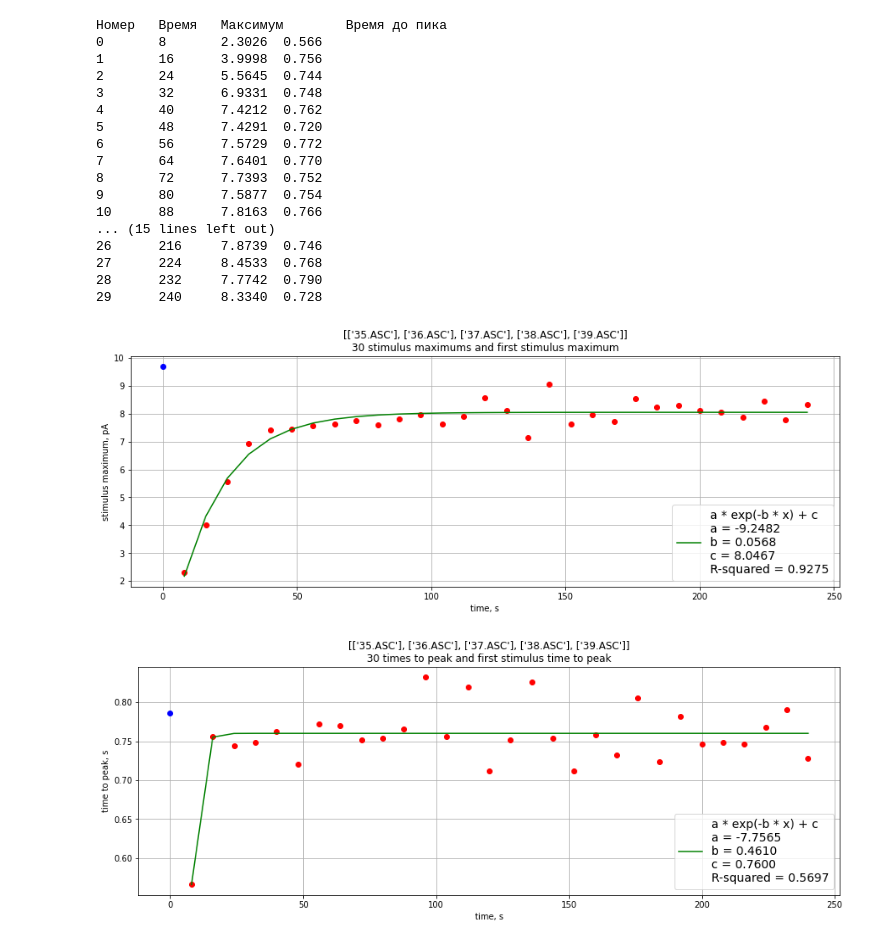
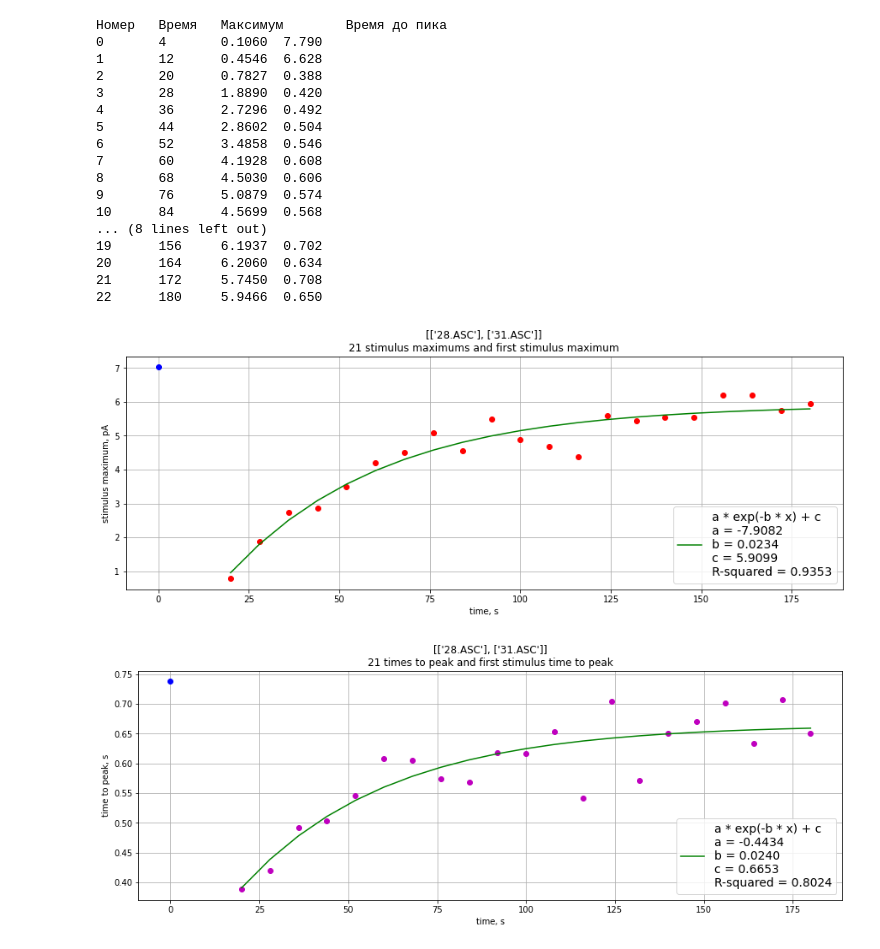
Before and after one commit to AndreiZherder/adaptation-memory, a Jupyter notebook: frog-rod.ipynb, the cells around one changed output. Saved outputs shown, nothing was run; the diff lists cells and outputs as text; code cells hidden in the pictures.

```diff
--- a/frog-rod.ipynb
+++ b/frog-rod.ipynb
@@ -2,7 +2,7 @@
 import matplotlib.pyplot as plt
 import numpy as np
 from scipy import stats, optimize
-#v. 20221209.1
+#v. 20221210.1
 
 filedir = './data/frog-rod/'
 outputdir = './output/frog-rod/'
@@ -10,11 +10,8 @@ outputdir = './output/frog-rod/'
 # файлы, перечисленные в строках, склеиваются
 # каждая строка - это сигнал
 # проводится усреднение (сигналы складываются и сумма делится на количество строк)
-filenames = [['35.ASC'],
-             ['36.ASC'],
-             ['37.ASC'],
-             ['38.ASC'],
-             ['39.ASC'],
+filenames = [['28.ASC'],
+             ['31.ASC'],
             ]
 fs = 500                        # частота дискретизации, Гц
 signal_scale = 1                # коэффициент масштабирования сигнала
@@ -22,20 +19,31 @@ signal_unit = 'pA'              # единица измерения сигнал
 first_stim_start_time = 1       # начало первого стимула, с
 period = 8                      # период следования стимулов, с
 background_start_time = 5       # начало фоновой засветки, с
-background_duration = 60        # длительность фоновой засветки, с
-sign = -1                        # полярность {1:'стимулы вверх', -1:'стимулы вниз'}
-stims_to_delete = []            # номера неудачных стимулов (перечислить через запятую)
+background_duration = 40        # длительность фоновой засветки, с
+sign = 1                        # полярность {1:'стимулы вверх', -1:'стимулы вниз'}
+moving_average_window = 50       # размер окна скользящего среднего, точек (0 - если скользящее среднее выключено)
+stims_to_delete = [0, 1]            # номера неудачных стимулов (перечислить через запятую)
 stims_to_export = []            # номера стимулов для экспорта в файл (пример: [(0, 2), 25] - с 0 по 2, 25)
-stims_on_exp_cnt = 2            # количество стимулов, участвующих в аппроксимации нисходящей экспоненты после окончания засветки
-first_segment_on_exp = []       # первый отрезок, использующийся для аппроксимации экспоненты после выключения засветки (пример [41, 43]), с
+stims_on_exp_cnt = 4            # количество стимулов, участвующих в аппроксимации нисходящей экспоненты после окончания засветки
+first_segment_on_exp = [56, 60]       # первый отрезок, использующийся для аппроксимации экспоненты после выключения засветки (пример [41, 43]), с
 # начало первого импульса после фоновой засветки
 after_background_start_time = first_stim_start_time + ((background_start_time + background_duration - first_stim_start_time) // period + 1) * period
 background_end_time = background_start_time + background_duration
 # %%
 # Чтение сигнала из файла(ов)
 
-# def moving_average(x, w):
-#     return np.convolve(x, np.ones(w), 'valid') / w
+def moving_average(x, w: int):
+    ma = np.convolve(x, np.ones(w), 'valid') / w
+    # скользящее среднее считается по w точкам слева,
+    # в массиве скользящего среднего нет w - 1 точек, поэтому добавляем их обратно вручную -
+    # половину w слева и половину w справа
+    if (w - 1) % 2 == 0:
+        left_size, right_size = (w - 1) // 2, (w - 1) // 2
+    else:
+        left_size, right_size = (w - 1) // 2 + 1, (w - 1) // 2
+    left_array = np.full(left_size, ma[0])
+    right_array = np.full(right_size, ma[-1])
+    return np.concatenate((left_array, ma, right_array))
 
 signals = []
 for row in filenames:
@@ -54,7 +62,8 @@ for row in filenames:
                 signal.append(sign * signal_scale * float('0' if line == '.\n' else line))
                 filesizes[-1] += 1
     signal = np.array(signal)
-    # signal = moving_average(signal, 50)
+    if moving_average_window:
+        signal = moving_average(signal, moving_average_window)
     signals.append(signal)
 signal = np.mean(signals, axis=0)
 # %%
@@ -255,22 +264,22 @@ for i, (x, stim_maximum, time_to_peak) in enumerate(zip(stims_t, stims_maximums,
     print(f'{i}\t{x}\t{stim_maximum:.4f}\t{time_to_peak:.3f}')
 # %% [output]
 Номер   Время   Максимум        Время до пика
-0       8       2.3026  0.566
-1       16      3.9998  0.756
-2       24      5.5645  0.744
-3       32      6.9331  0.748
-4       40      7.4212  0.762
-5       48      7.4291  0.720
-6       56      7.5729  0.772
-7       64      7.6401  0.770
-8       72      7.7393  0.752
-9       80      7.5877  0.754
-10      88      7.8163  0.766
-... (15 lines left out)
-26      216     7.8739  0.746
-27      224     8.4533  0.768
-28      232     7.7742  0.790
-29      240     8.3340  0.728
+0       4       0.1060  7.790
+1       12      0.4546  6.628
+2       20      0.7827  0.388
+3       28      1.8890  0.420
+4       36      2.7296  0.492
+5       44      2.8602  0.504
+6       52      3.4858  0.546
+7       60      4.1928  0.608
+8       68      4.5030  0.606
+9       76      5.0879  0.574
+10      84      4.5699  0.568
+... (8 lines left out)
+19      156     6.1937  0.702
+20      164     6.2060  0.634
+21      172     5.7450  0.708
+22      180     5.9466  0.650
 # %%
 # Удаление неудачных стимулов
 stims_maximums = np.delete(stims_maximums, stims_to_delete)
@@ -309,36 +318,36 @@ ax.plot(stims_t, stims_maximums, 'ro')
 ax.plot(0, first_stim_max, 'bo')
 ax.plot(stims_t, fit1, 'g', label=f'a * exp(-b * x) + c\n'
                            f'a = {exp_a1:.4f}\n'
                            f'b = {exp_b1:.4f}\n'
                            f'c = {exp_c1:.4f}\n'
                            f'R-squared = {r_squared1:.4f}')
 fig.set_figwidth(15)
 fig.set_figheight(5)
 ax.set_xlabel('time, s')
 ax.set_ylabel('stimulus maximum, ' + signal_unit)
 ax.set_title(f'{filenames}\n{stims_maximums.size} stimulus maximums and first stimulus maximum')
 ax.legend(prop={"size": 14})
 ax.grid()
 
 # Построение графика экспоненты времен до пика
 fig, ax = plt.subplots()
-ax.plot(stims_t, times_to_peak, 'ro')
+ax.plot(stims_t, times_to_peak, 'mo')
 ax.plot(0, first_stim_time_to_peak, 'bo')
 ax.plot(stims_t, fit2, 'g', label=f'a * exp(-b * x) + c\n'
                            f'a = {exp_a2:.4f}\n'
                            f'b = {exp_b2:.4f}\n'
                            f'c = {exp_c2:.4f}\n'
                            f'R-squared = {r_squared2:.4f}')
 fig.set_figwidth(15)
 fig.set_figheight(5)
 ax.set_xlabel('time, s')
 ax.set_ylabel('time to peak, s')
 ax.set_title(f'{filenames}\n{times_to_peak.size} times to peak and first stimulus time to peak')
 ax.legend(prop={"size": 14})
 ax.grid()
 # %% [output]
-[figure, old version]
+[figure, new version]
-[figure, old version]
+[figure, new version]
 # %%
 # Сохранение результатов в файлы
 from pathlib import Path
```
Also changed, not shown: parts of 4 cells of this notebook.
